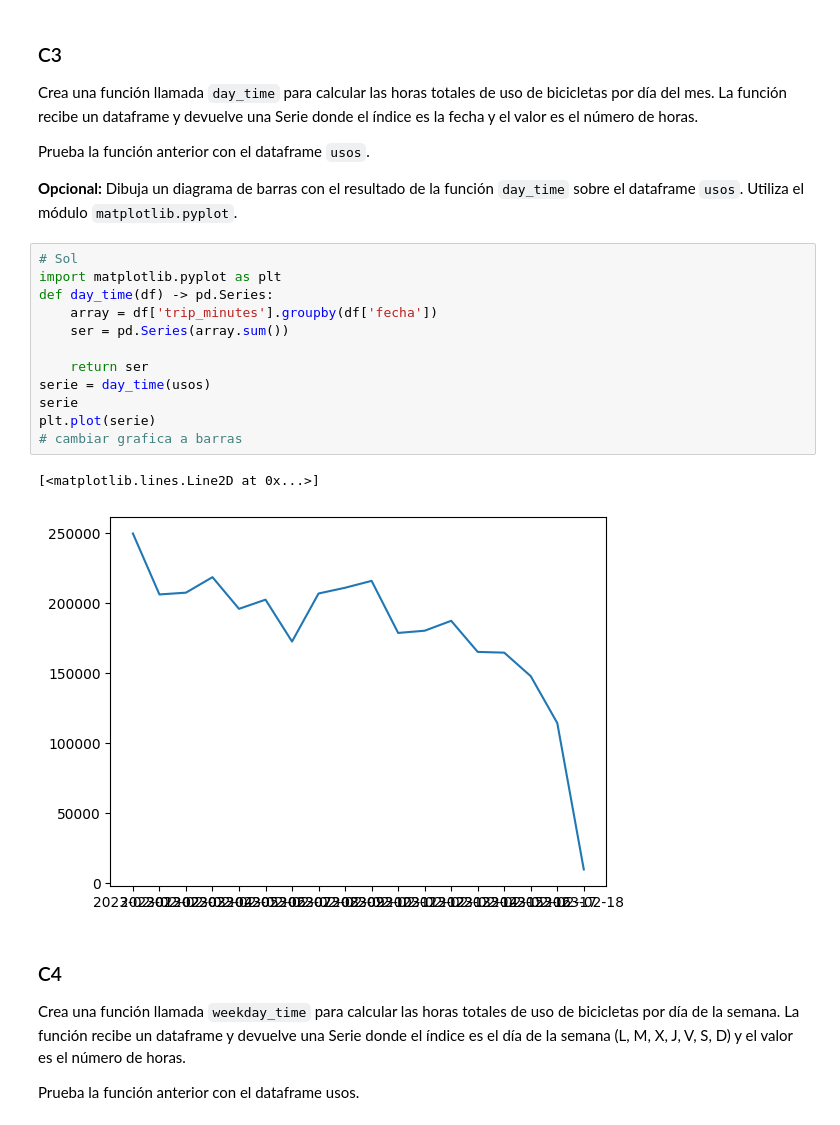
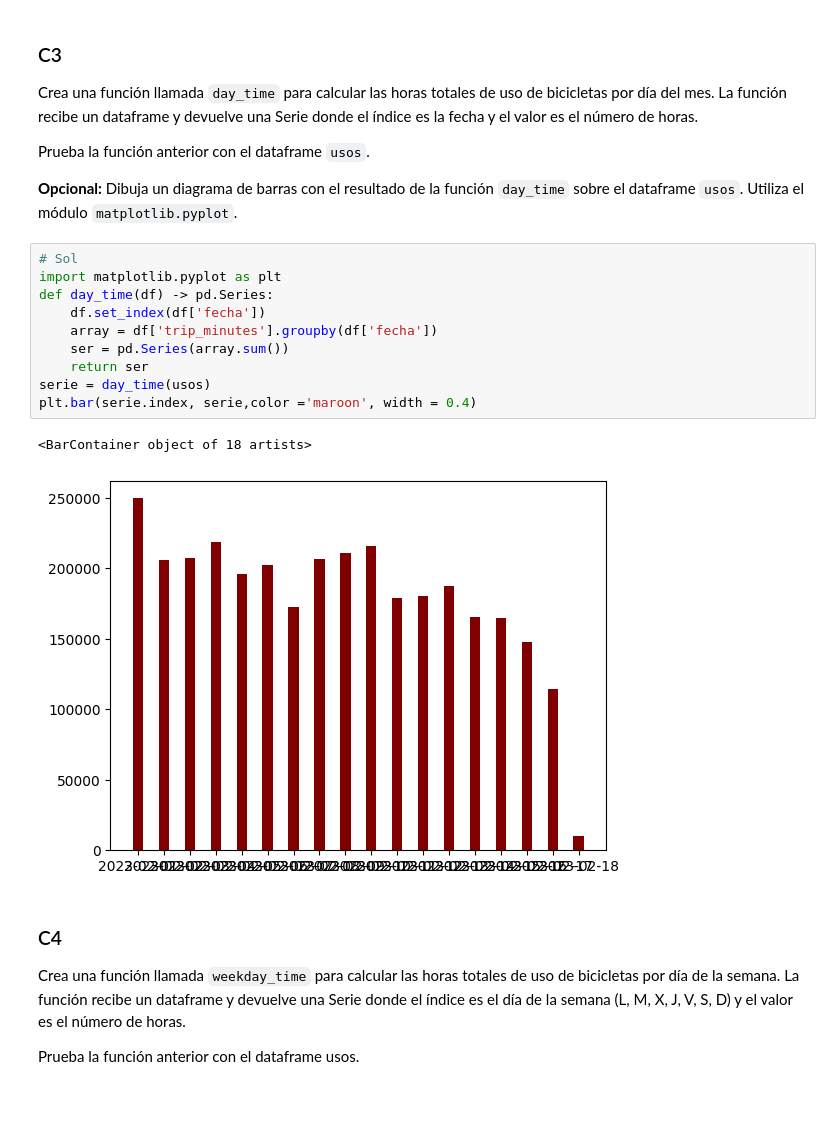
Before and after one commit to floren007/UCM, a Jupyter notebook: trabajo_programacion_avanzada_florentino/enunciado.ipynb, the cells around one changed output. Drawn from its saved outputs; the diff is of its cells as text.

```diff
--- a/trabajo_programacion_avanzada_florentino/enunciado.ipynb
+++ b/trabajo_programacion_avanzada_florentino/enunciado.ipynb
@@ -354,18 +354,16 @@ __Opcional:__ Dibuja un diagrama de barras con el resultado de la función `day_
 # %%
 # Sol
 import matplotlib.pyplot as plt
 def day_time(df) -> pd.Series:
+    df.set_index(df['fecha'])
     array = df['trip_minutes'].groupby(df['fecha'])
     ser = pd.Series(array.sum())
-
     return ser
 serie = day_time(usos)
-serie
-plt.plot(serie)
-# cambiar grafica a barras
+plt.bar(serie.index, serie,color ='maroon', width = 0.4)
 # %% [output]
-[<matplotlib.lines.Line2D at 0x...>]
+<BarContainer object of 18 artists>
-[figure, old version]
+[figure, new version]
 # %% [markdown]
 ### C4
 
```
Also changed, not shown: parts of 6 cells of this notebook, 1 other file.
